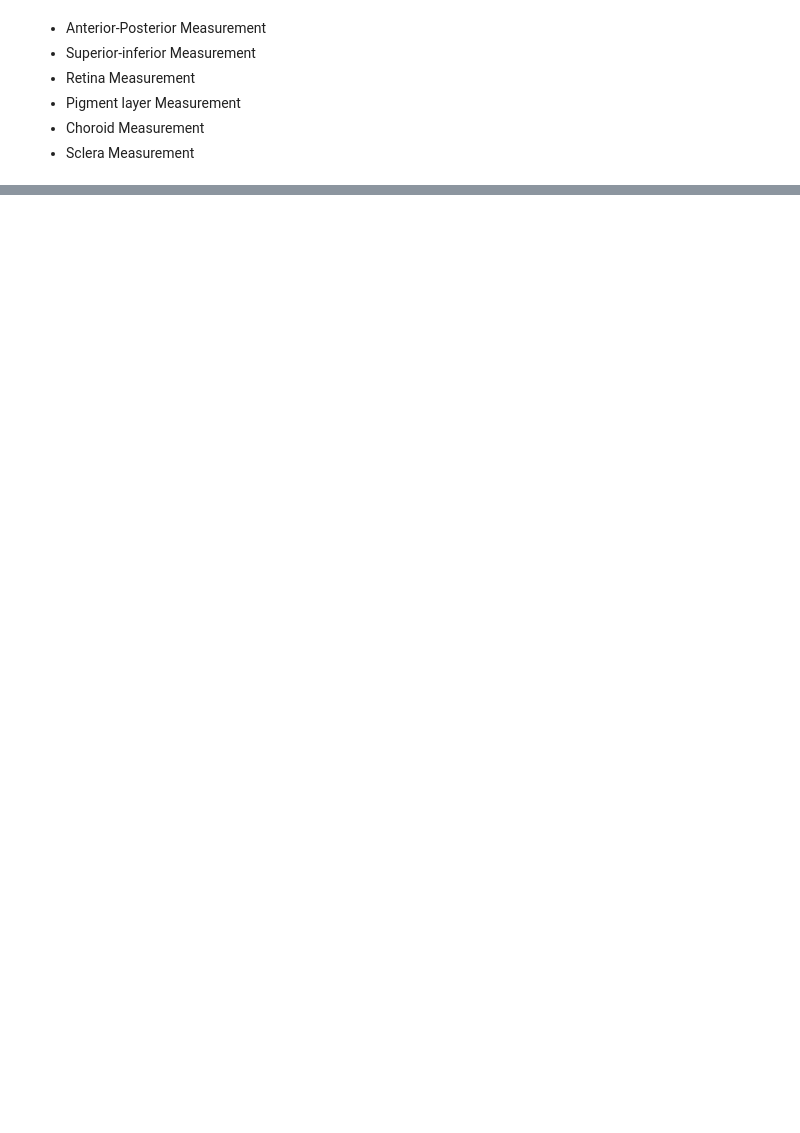
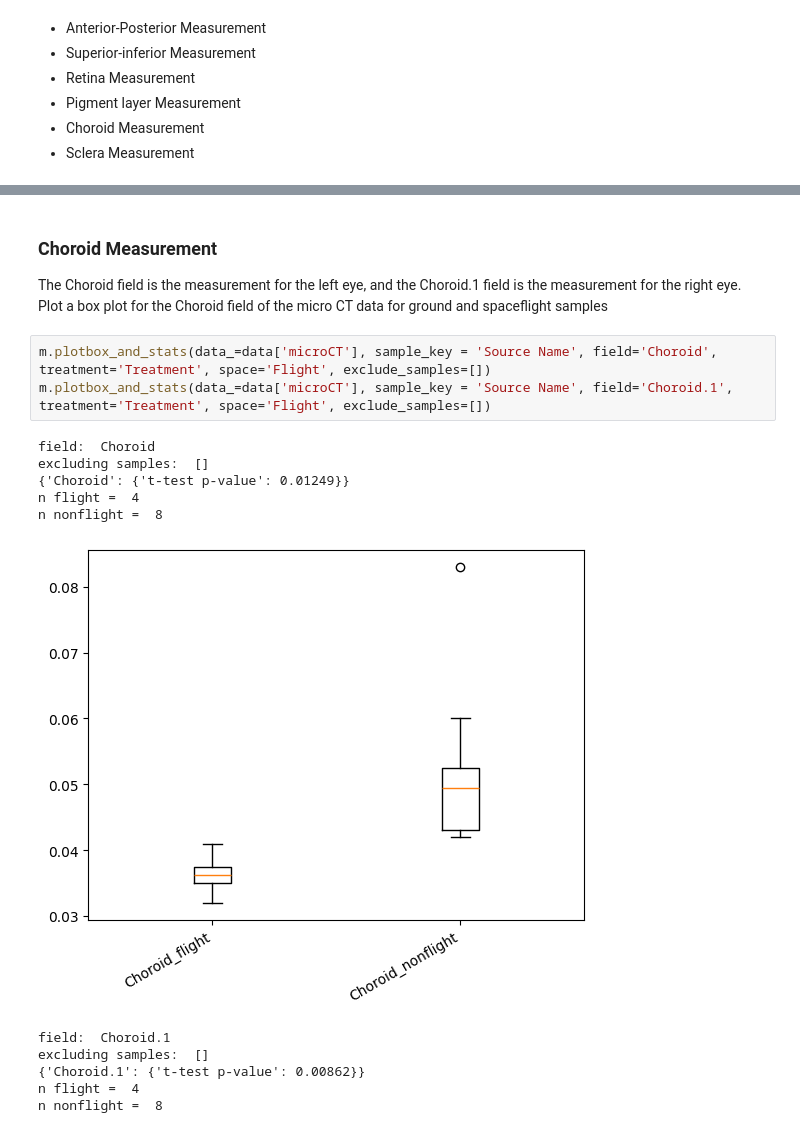
Before and after one commit to pinklore/My-Notebook, a Jupyter notebook: ipynb/MachineNotes.ipynb, the cells around one changed output, grey strips where cells are left out. Saved outputs shown, nothing was run; the diff lists cells and outputs as text; blank space fills up the shorter version.

```diff
--- a/ipynb/MachineNotes.ipynb
+++ b/ipynb/MachineNotes.ipynb
@@ -84,0 +154,19 @@ NameError: name 'data' is not defined
+# %% [markdown]
+### **Choroid Measurement**
+
+The Choroid field is the measurement for the left eye, and the Choroid.1 field is the measurement for the right eye. Plot a box plot for the Choroid field of the micro CT data for ground and spaceflight samples
+# %%
+m.plotbox_and_stats(data_=data['microCT'], sample_key = 'Source Name', field='Choroid', treatment='Treatment', space='Flight', exclude_samples=[])
+m.plotbox_and_stats(data_=data['microCT'], sample_key = 'Source Name', field='Choroid.1', treatment='Treatment', space='Flight', exclude_samples=[])
+# %% [output]
+field:  Choroid
+excluding samples:  []
+{'Choroid': {'t-test p-value': 0.01249}}
+n flight =  4
+n nonflight =  8
+[figure, added]
+field:  Choroid.1
+excluding samples:  []
+{'Choroid.1': {'t-test p-value': 0.00862}}
+n flight =  4
+n nonflight =  8
```
Also changed, not shown: parts of 15 cells of this notebook.
